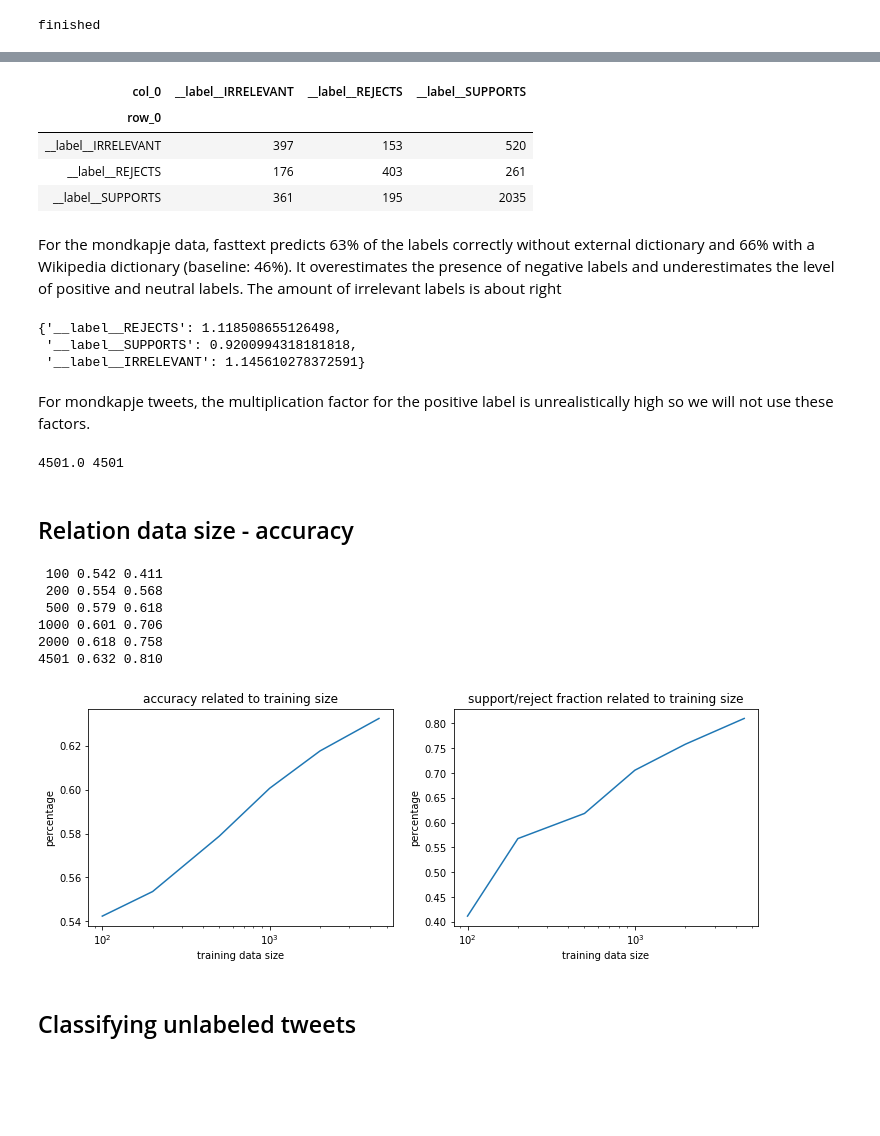
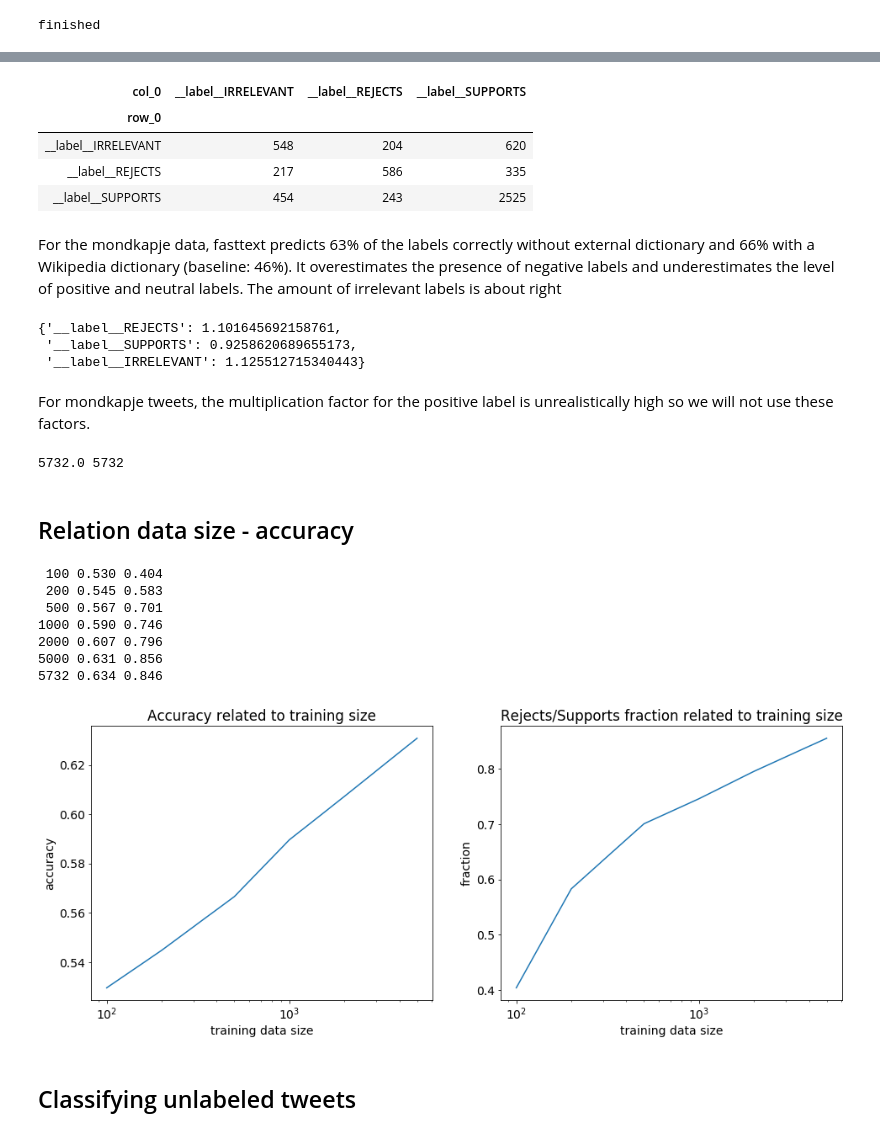
Before and after one commit to puregome/notebooks, a Jupyter notebook: fasttext.ipynb, the cells around one changed output, grey strips where cells are left out. Saved outputs shown, nothing was run; the diff lists cells and outputs as text; code cells hidden in the pictures; blank space fills up the shorter version.

```diff
--- a/fasttext.ipynb
+++ b/fasttext.ipynb
@@ -221,6 +194,0 @@ for dim in [10,20,50,100,200,300]:
-# %%
-dim,epoch,lr = (10,500,0.3)
-predictionCounts,predictionLabels = runFasttext(fasttextData,dim=dim,epoch=epoch,lr=lr,squealFlag=False)
-print(dim,epoch,lr,end=" ")
-key = " ".join([str(dim),str(epoch),str(lr)])
-scores[key] = evaluate(predictionCounts,predictionLabels,fasttextData)
@@ -228,0 +195,13 @@ scores[key] = evaluate(predictionCounts,predictionLabels,fasttextData)
+# %%
+N = 5
+scoresN = {}
+triplets = [(10,300,0.9),(10,300,1.0),(10,500,0.9),(10,300,0.5),(20,300,0.9),(10,300,0.2),(20,300,0.2),(200,300,0.2)]
+
+for triplet in triplets:
+    dim,epoch,lr = triplet
+    key = " ".join([str(dim),str(epoch),str(lr)])
+    scoresN[key] = []
+    for i in range(0,N):
+        predictionCounts,predictionLabels = runFasttext(fasttextData,dim=dim,epoch=epoch,lr=lr,squealFlag=False)
+        print(dim,epoch,lr,end=" ")
+        scoresN[key].append(evaluate(predictionCounts,predictionLabels,fasttextData))
@@ -230,8 +213,8 @@ scores[key] = evaluate(predictionCounts,predictionLabels,fasttextData)
 ## Run with best parameters
 # %%
 BESTDIM = 20
-BESTEPOCH = 500
-BESTLR = 0.3
+BESTEPOCH = 300
+BESTLR = 0.9
 
 predictionCounts,predictionLabels = runFasttext(fasttextData,dim=BESTDIM,epoch=BESTEPOCH,lr=BESTLR)
 # %% [output]
@@ -281,9 +264,9 @@ makeConfusionMatrix(fasttextData,predictionLabels)
 # %% [output]
 | col_0 | __label__IRRELEVANT | __label__REJECTS | __label__SUPPORTS |
 | row_0 |  |  |  |
-| __label__IRRELEVANT | 397 | 153 | 520 |
-| __label__REJECTS | 176 | 403 | 261 |
-| __label__SUPPORTS | 361 | 195 | 2035 |
+| __label__IRRELEVANT | 548 | 204 | 620 |
+| __label__REJECTS | 217 | 586 | 335 |
+| __label__SUPPORTS | 454 | 243 | 2525 |
 # %% [markdown]
 For the mondkapje data, fasttext predicts 63% of the labels correctly without external dictionary and 66% with a Wikipedia dictionary (baseline: 46%). It overestimates the presence of negative labels and underestimates the level of positive and neutral labels. The amount of irrelevant labels is about right
 # %%
@@ -292,9 +275,9 @@ for label in labelCountsGold:
     multiplicationFactors[label] = labelCountsGold[label]/labelCountsPredicted[label]
 multiplicationFactors
 # %% [output]
-{'__label__REJECTS': 1.118508655126498,
- '__label__SUPPORTS': 0.9200994318181818,
- '__label__IRRELEVANT': 1.145610278372591}
+{'__label__REJECTS': 1.101645692158761,
+ '__label__SUPPORTS': 0.9258620689655173,
+ '__label__IRRELEVANT': 1.125512715340443}
 # %% [markdown]
 For mondkapje tweets, the multiplication factor for the positive label is unrealistically high so we will not use these factors.
 # %%
@@ -303,13 +286,13 @@ for label in labelCountsGold:
     predictedNumberOfLabels += multiplicationFactors[label]*labelCountsPredicted[label]
 print(predictedNumberOfLabels,sum(labelCountsGold.values()))
 # %% [output]
-4501.0 4501
+5732.0 5732
 # %% [markdown]
 ## Relation data size - accuracy
 # %%
 N = 5
 expResultsAll = {}
-for trainingSize in [100,200,500,1000,2000,5000]:
+for trainingSize in [100,200,500,1000,2000,5000,10000]:
     expResultsTrainingSize = []
     for i in range(0,N):
         selection = ranSelect(fasttextData,trainingSize)
@@ -320,9 +303,10 @@ for trainingSize in [100,200,500,1000,2000,5000]:
     print("{0:4} {1:0.3f} {2:0.3f}".format(len(selection),average[0],average[1]))
     if len(selection) >= len(fasttextData): break
 # %% [output]
- 100 0.542 0.411
- 200 0.554 0.568
- 500 0.579 0.618
-1000 0.601 0.706
-2000 0.618 0.758
-4501 0.632 0.810
+ 100 0.530 0.404
+ 200 0.545 0.583
+ 500 0.567 0.701
+1000 0.590 0.746
+2000 0.607 0.796
+5000 0.631 0.856
+5732 0.634 0.846
@@ -329,23 +315,23 @@ for trainingSize in [100,200,500,1000,2000,5000]:
 # %%
-plt.figure(figsize=(12,4))
+plt.figure(figsize=(16,6))
 
 ax1 = plt.subplot(121)
 plt.plot(list(expResultsAll.keys()),[x[0] for x in list(expResultsAll.values())])
 plt.xscale("log")
-plt.ylabel("percentage")
+plt.ylabel("accuracy")
 plt.xlabel("training data size")
-plt.title("accuracy related to training size")
+plt.title("Accuracy related to training size")
 
 ax1 = plt.subplot(122)
 plt.plot(list(expResultsAll.keys()),[x[1] for x in list(expResultsAll.values())])
 plt.xscale("log")
-plt.ylabel("percentage")
+plt.ylabel("fraction")
 plt.xlabel("training data size")
-plt.title("support/reject fraction related to training size")
+plt.title("Rejects/Supports fraction related to training size")
 
 plt.show()
 # %% [output]
-[figure, old version]
+[figure, new version]
 # %% [markdown]
 ## Classifying unlabeled tweets
 # %%
```
Also changed, not shown: parts of 25 cells of this notebook.
